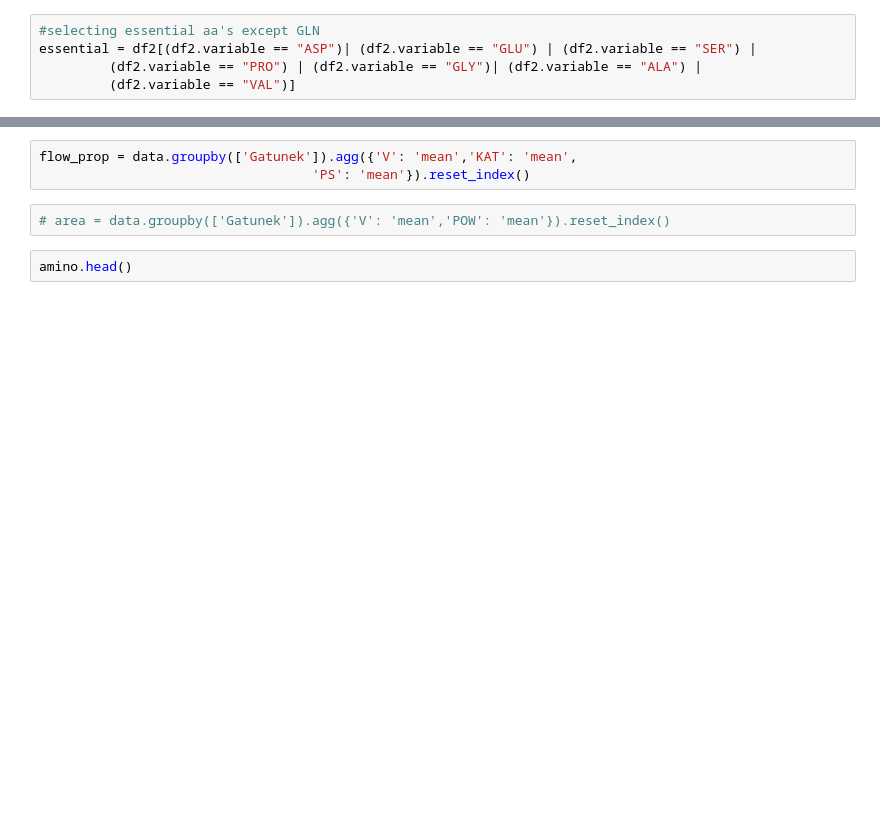
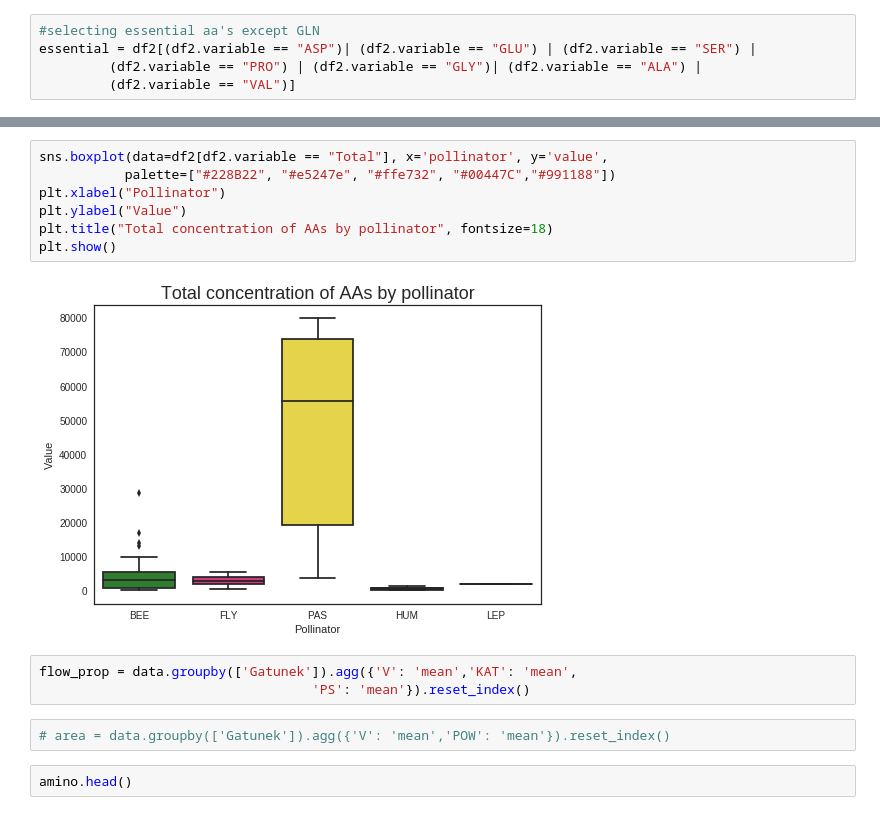
Before and after one commit to AgataRoguz/projekty_uw, a Jupyter notebook: Fritillaria_evolution.ipynb, the cells around one changed output, grey strips where cells are left out. Drawn from its saved outputs; the diff is of its cells as text; blank space fills up the shorter version.

```diff
--- a/Fritillaria_evolution.ipynb
+++ b/Fritillaria_evolution.ipynb
@@ -313,3 +322,12 @@ plt.show()
+# %%
+sns.boxplot(data=df2[df2.variable == "Total"], x='pollinator', y='value',
+           palette=["#228B22", "#e5247e", "#ffe732", "#00447C","#991188"])
+plt.xlabel("Pollinator")
+plt.ylabel("Value")
+plt.title("Total concentration of AAs by pollinator", fontsize=18)
+plt.show()
+# %% [output]
+[figure, added]
 # %%
 flow_prop = data.groupby(['Gatunek']).agg({'V': 'mean','KAT': 'mean',
                                    'PS': 'mean'}).reset_index()
```
Also changed, not shown: parts of 8 cells of this notebook.
